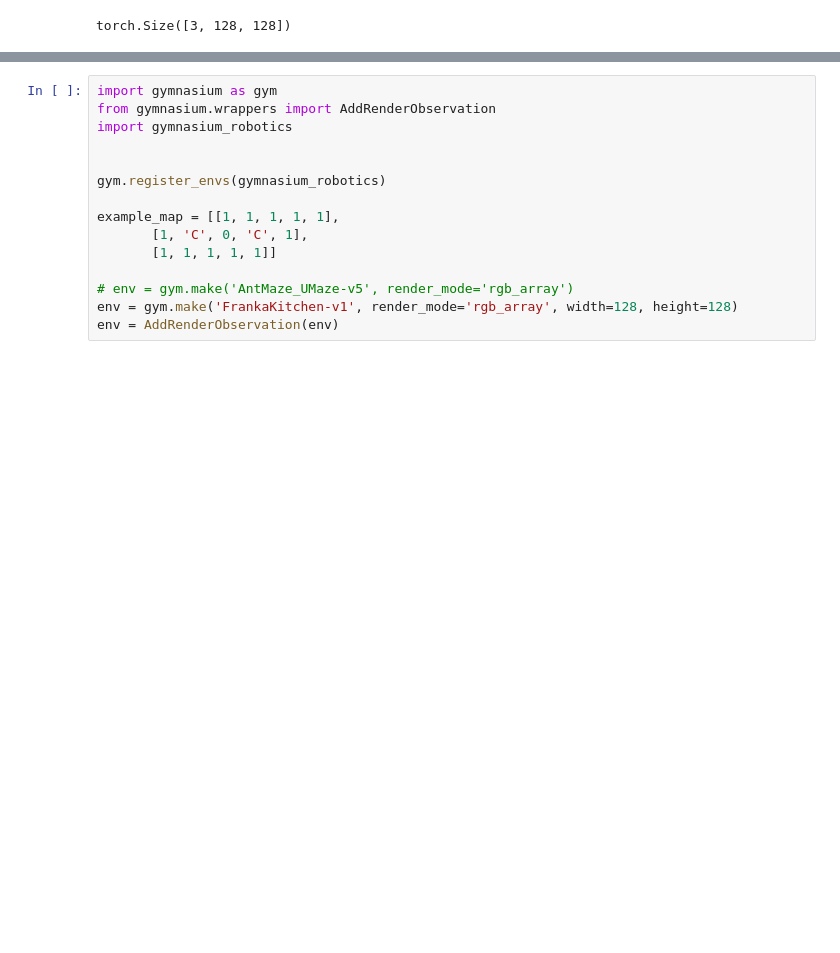
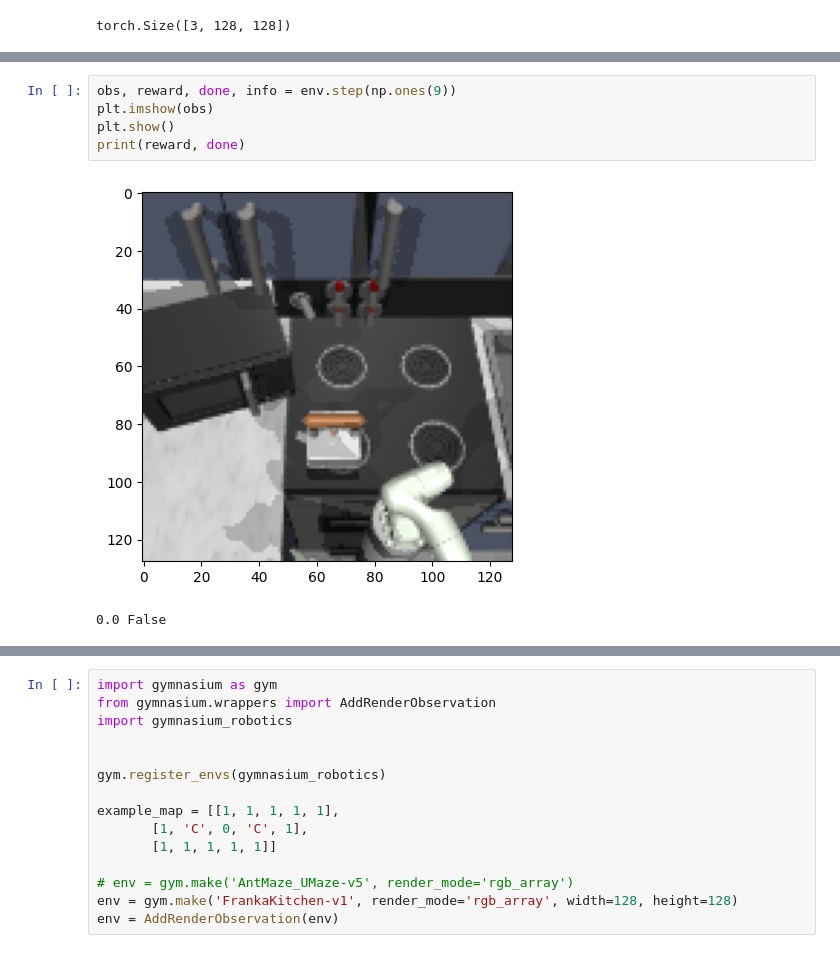
Before and after one commit to nRknpy/WorldModel2024-IntrinsicMotivation, a Jupyter notebook: src/debug.ipynb, the cells around one changed output, grey strips where cells are left out. Drawn from its saved outputs; the diff is of its cells as text; blank space fills up the shorter version.

```diff
--- a/src/debug.ipynb
+++ b/src/debug.ipynb
@@ -28,0 +94,8 @@ torch.Size([3, 128, 128])
+# %%
+obs, reward, done, info = env.step(np.ones(9))
+plt.imshow(obs)
+plt.show()
+print(reward, done)
+# %% [output]
+[figure, added]
+0.0 False
```
Also changed, not shown: parts of 12 cells of this notebook, 10 other files.
